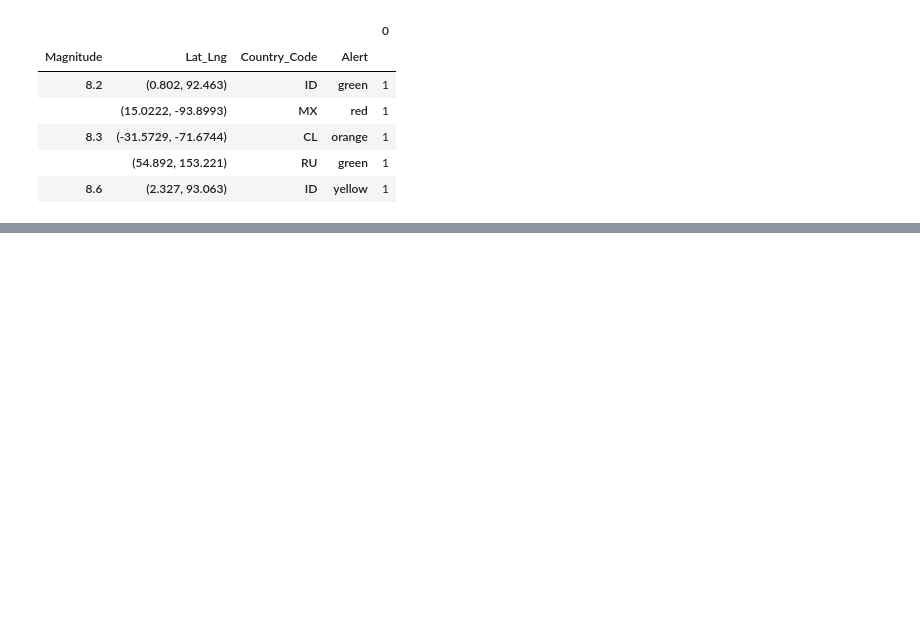
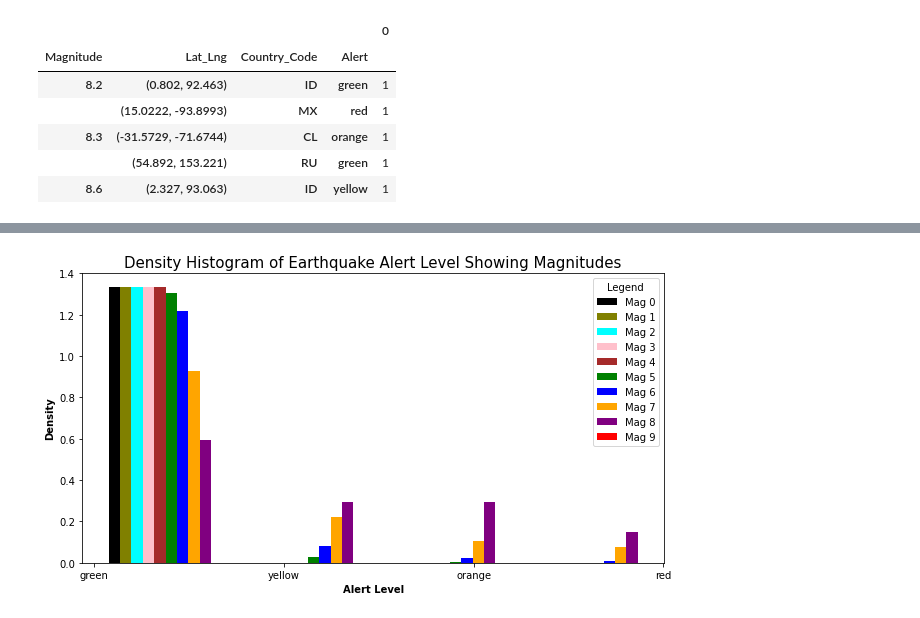
Before and after one commit to hiamdebsi/Project-1, a Jupyter notebook: starter_code/Earthquakes_Project_1_Analysis.ipynb, the cells around one changed output, grey strips where cells are left out. Cells and saved outputs as stored; diff of their text form; code cells hidden in the pictures; blank space fills up the shorter version.

```diff
--- a/starter_code/Earthquakes_Project_1_Analysis.ipynb
+++ b/starter_code/Earthquakes_Project_1_Analysis.ipynb
@@ -354,0 +467,42 @@ fig
+# %%
+# Plot B: for proof along with magnitudes
+# Get the data needed
+earthquake_mag = earthquake_data[['id','Magnitude', 'Alert']]
+# %%
+#create a new column
+np.seterr(divide='ignore', invalid='ignore')
+plt.figure(figsize=(9,5))
+
+# Make a separate list for each magnitude
+x9 = list(earthquake_mag[earthquake_mag['Magnitude']>=9]['Alert'])
+x8 = list(earthquake_mag[(earthquake_mag['Magnitude']>=8) & (earthquake_mag['Magnitude']<9)]['Alert'])
+x7 = list(earthquake_mag[(earthquake_mag['Magnitude']>=7) & (earthquake_mag['Magnitude']<8)]['Alert'])
+x6 = list(earthquake_mag[(earthquake_mag['Magnitude']>=6) & (earthquake_mag['Magnitude']<7)]['Alert'])
+x5 = list(earthquake_mag[(earthquake_mag['Magnitude']>=5) & (earthquake_mag['Magnitude']<6)]['Alert'])
+x4 = list(earthquake_mag[(earthquake_mag['Magnitude']>=4) & (earthquake_mag['Magnitude']<5)]['Alert'])
+x3 = list(earthquake_mag[(earthquake_mag['Magnitude']>=3) & (earthquake_mag['Magnitude']<4)]['Alert'])
+x2 = list(earthquake_mag[(earthquake_mag['Magnitude']>=2) & (earthquake_mag['Magnitude']<3)]['Alert'])
+x1 = list(earthquake_mag[(earthquake_mag['Magnitude']>=1) & (earthquake_mag['Magnitude']<2)]['Alert'])
+x0 = list(earthquake_mag[(earthquake_mag['Magnitude']>=0) & (earthquake_mag['Magnitude']<1)]['Alert'])
+
+# Assign colors for each magnitude and the names
+colors = ['black', 'olive', 'cyan', 'pink', 'brown', 'green', 'blue', 'orange', 'purple', 'red']
+names = ['Mag 0', 'Mag 1', 'Mag 2', 'Mag 3', 'Mag 4','Mag 5', 'Mag 6', 'Mag 7', 'Mag 8', 'Mag 9']
+
+# Define the plot
+plt.hist([x0, x1, x2, x3, x4, x5, x6, x7, x8, x9], bins = 4, density=True,
+         color = colors, label=names)
+
+# assign labels
+plt.xlabel("Alert Level", fontweight="bold")
+plt.ylabel("Density", fontweight='bold')
+plt.title("Density Histogram of Earthquake Alert Level Showing Magnitudes",fontsize=15)
+
+plt.legend(title='Legend',fancybox=True)
+plt.tight_layout()
+#save the figure
+plt.savefig(output_folder + "DensityHistEQAlertWithMagnitudes.png", facecolor = 'white')
+
+plt.show()
+# %% [output]
+[figure, added]
```
Also changed, not shown: parts of 32 cells of this notebook, 6 other files.
